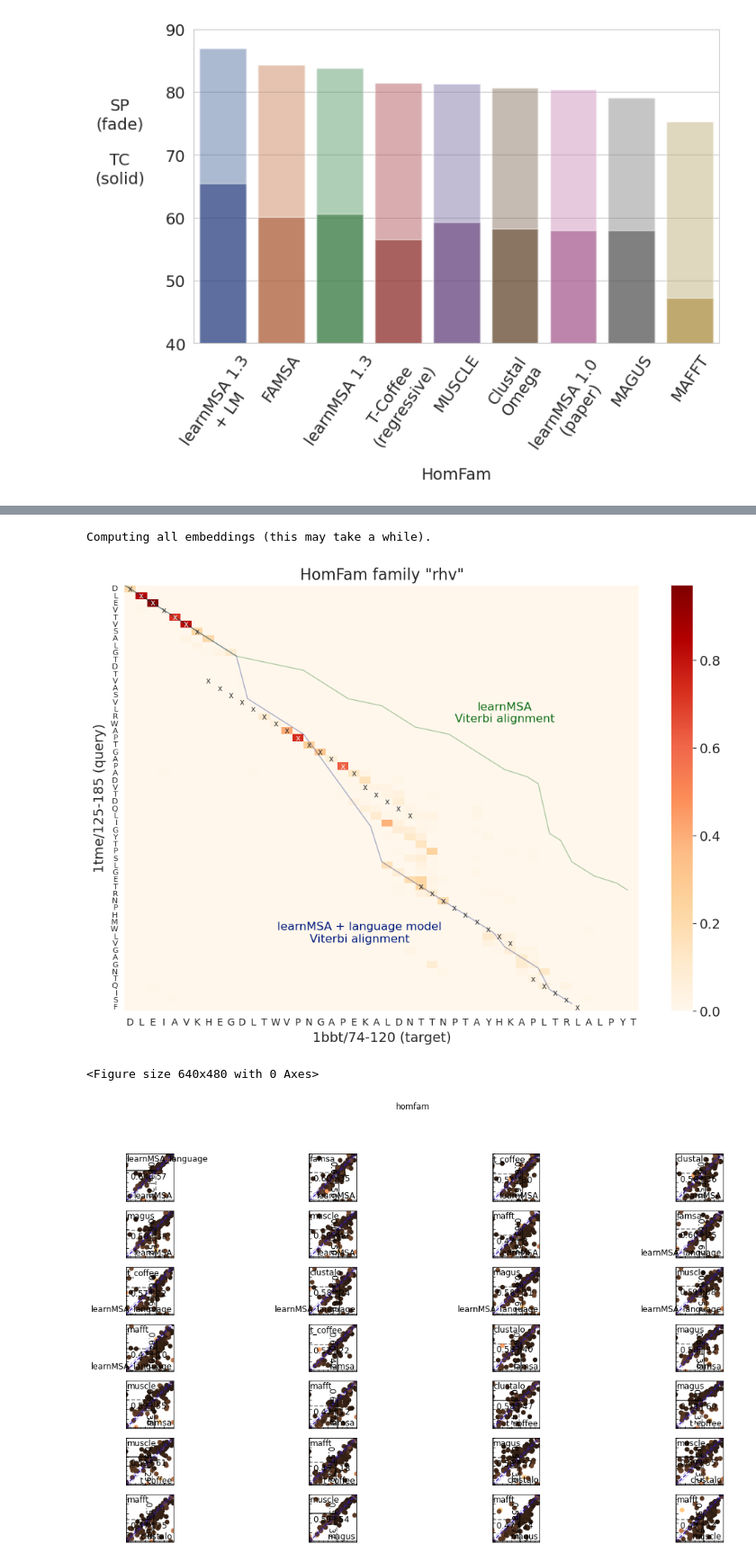
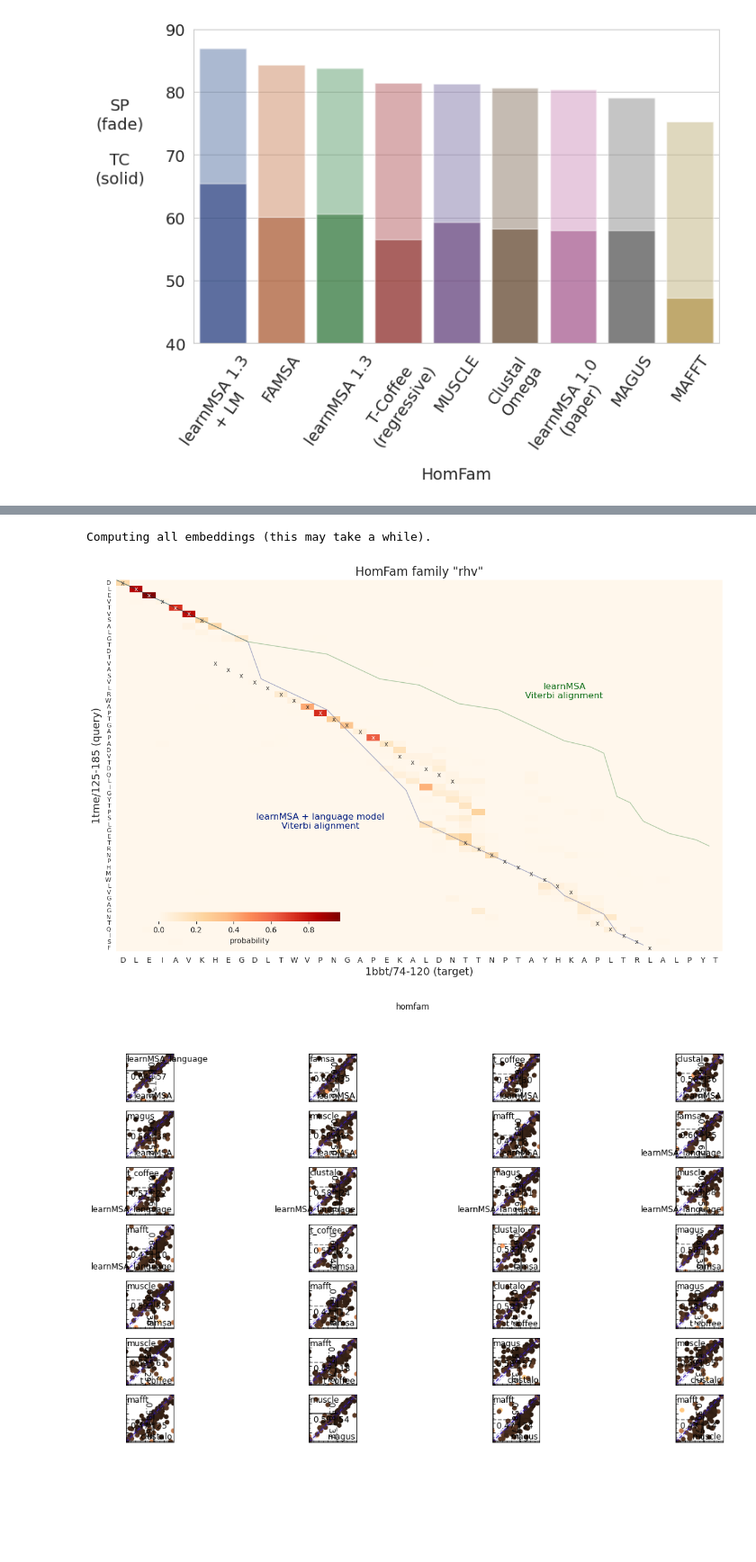
Before and after one commit to felbecker/snakeMSA, a Jupyter notebook: Plots.ipynb, the cells around one changed output, grey strips where cells are left out. Shown at 90% size. Drawn from its saved outputs; the diff is of its cells as text; code cells hidden in the pictures; blank space fills up the shorter version.

Commit message:
added large chunk of experimental results

```diff
--- a/Plots.ipynb
+++ b/Plots.ipynb
@@ -13,0 +17,7 @@ import numpy as np
+# %%
+with open("lm_experiments/config.yml", "r") as stream:
+    try:
+        config = yaml.safe_load(stream)
+    except yaml.YAMLError as exc:
+        print(exc)
+config
@@ -14,6 +96,9 @@ import numpy as np
 # %%
 # Define the list of file names
-tools = ["learnMSA_paper", "learnMSA", "learnMSA_language", "famsa", "t_coffee", "clustalo", "magus", "muscle", "mafft"]
+suffixes = ["A", "B", "C", "D", "E", "F", "G", "H", "I",
+            "J", "K", "L", "M", "N", "O", "P", "Q", "R",
+            "S", "T", "U", "V", "W"]
+tools = ["wip/learnMSA_language_"+s for s in suffixes]+["learnMSA_language"]#["learnMSA_paper", "learnMSA", "learnMSA_language", "wip/learnMSA_langauge" "famsa", "t_coffee", "clustalo", "magus", "muscle", "mafft"]
 num_tools = len(tools)
 
 # Create an empty list to store the dataframes
@@ -21,8 +106,12 @@ dfs = []
 
 # Read each file and append its contents to the list
 for tool in tools:
-    df = pd.read_csv(tool+".tbl", index_col=False, sep=' ', names=["dataset", "family", "num_seq", "num_ref_seq", "avg_len", "avg_ref_len", "sim", "SP", "modeler", "TC", "column",
-                                                  "s", "h:m:s", "max_rss", "max_vms", "max_uss", "max_pss", "io_in", "io_out", "mean_load", "cpu_time"])
+    df = pd.read_csv(tool+".tbl", index_col=False, sep=' ', names=["dataset", "family", "num_seq", "num_ref_seq",
+                                                                "avg_len", "avg_ref_len", "sim", "SP",
+                                                                "modeler", "TC", "column", "s",
+                                                                "h:m:s", "max_rss", "max_vms", "max_uss",
+                                                                "max_pss", "io_in", "io_out", "mean_load",
+                                                                "cpu_time"])
     df["tool"] = tool
     df["overlength"] = df.avg_ref_len / df.avg_len
     df = df.set_index(df.dataset + "_" + df.family)
@@ -57,4 +168,21 @@ merged_df[merged_df.family == "rhv"]
 # %%
 means = merged_df.groupby(["dataset", "tool"])[["TC", "SP", "s"]].mean().reset_index()
+# pull some metadata about the run for a good comparison
+config_items = ["use_l2", "L2_match", "L2_insert", "use_temperature", "use_fixed_temperatur", "mvn_prior_components", "scoring_model_config", "frozen_insertions"]
+for i,tool in means[["tool"]].itertuples():
+    if tool == "learnMSA_language":
+        continue
+    for item in config_items:
+        with open(f"{tool}/logs/homfam/aadh.log") as file:
+            for line in file:
+                if line.startswith(item):
+                    v = line[len(item)+3:]
+                    if item == "scoring_model_config":
+                        v = v[19:-1].split(",")
+                        for j,x in enumerate(["lm_name", "dim", "activation", "_suffix"]):
+                            means.at[i, x] = v[j].strip()[len(x)+1:]
+                    else:
+                        means.at[i, item] = v.strip()
+
 means
 # %% [output]
@@ -209,7 +378,8 @@ def heatmap_probs(filename, i, j, ax, file_fmt="fasta",
                 xticklabels=seq2[start2:start2+len2],
                 yticklabels=seq1[start1:start1+len1],
                 ax = ax,
-                annot_kws={"fontsize" : max(4, 500 / max(len1, len2)), "alpha": 0.9}
+                annot_kws={"fontsize" : max(4, 500 / max(len1, len2)), "alpha": 0.9},
+                cbar_kws = {"label": "probability", "pad": -0.1, "shrink": 0.3, "location": "bottom", "anchor" : (0.1, 1.0)},
                 ).set_title(sub_title, {"fontsize": 16})
     #set x label
     ax.set_xlabel(f"{data.seq_ids[j]}/{start2}-{start2+len2} (target)", {"fontsize": 14})
@@ -230,18 +400,15 @@ def heatmap_probs(filename, i, j, ax, file_fmt="fasta",
 # %%
 fig, ax = plt.subplots(1,1, figsize=(12, 8))
 heatmap_probs("data/homfam/refs/rhv", 0, 2, ax, start1=125, start2=74, len1=60, len2=46,
                 path_alignments=["learnMSA/projections/homfam/rhv", "learnMSA_language/projections/homfam/rhv"],
                 path_colors=[sns.color_palette("dark")[2], sns.color_palette("dark")[0]],
                 path_labels=["learnMSA\nViterbi alignment", "learnMSA + language model\nViterbi alignment"],
-                label_settings=[{"offset" : 10, "pos" : 0.5}, {"offset" : -12, "pos" : 0.8}],
+                label_settings=[{"offset" : 10, "pos" : 0.5}, {"offset" : -7.5, "pos" : 0.5}],
                 custom_title="HomFam family \"rhv\"")
+fig.tight_layout()
+fig.savefig("plots/probs_and_paths_rhv.pdf")
+fig.savefig("plots/probs_and_paths_rhv.png")
 # %% [output]
 Computing all embeddings (this may take a while).
-[figure, old version]
+[figure, new version]
-# %%
-plt.tight_layout()
-plt.savefig("plots/probs_and_paths_rhv.pdf")
-plt.savefig("plots/probs_and_paths_rhv.png")
-# %% [output]
-<Figure size 640x480 with 0 Axes>
 # %%
```
Also changed, not shown: parts of 21 cells of this notebook, 11 other files.
